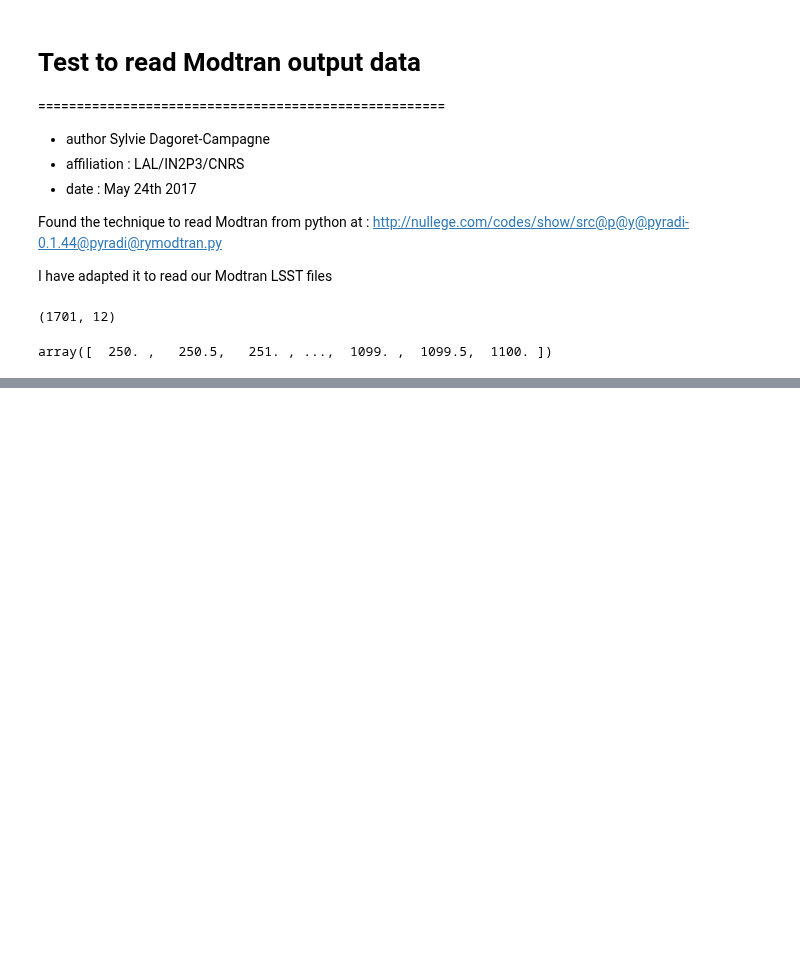
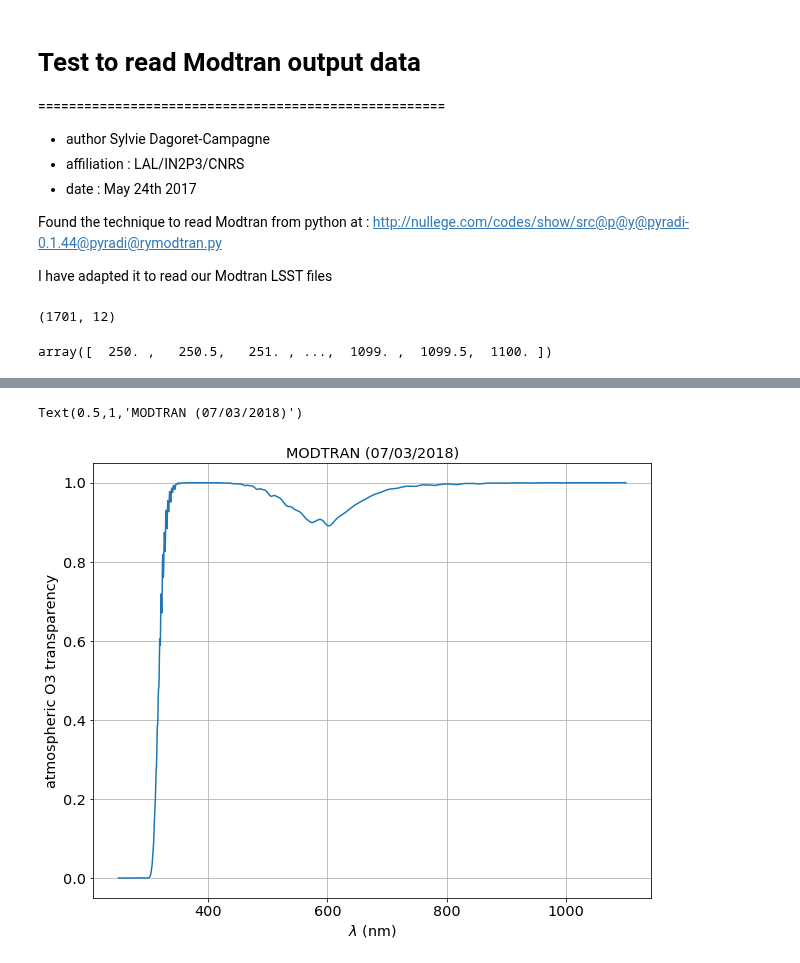
Before and after one commit to sylvielsstfr/PC5AtmStudies, a Jupyter notebook: ModtranDecoding/ReadModtran.ipynb, the cells around one changed output, grey strips where cells are left out. Drawn from its saved outputs; the diff is of its cells as text; code cells hidden in the pictures; blank space fills up the shorter version.

```diff
--- a/ModtranDecoding/ReadModtran.ipynb
+++ b/ModtranDecoding/ReadModtran.ipynb
@@ -249,0 +267,11 @@ plt.grid(True)
+# %%
+O3_TRANS=read_data[:,4]
+# %%
+plt.plot(wl,O3_TRANS)
+plt.grid(True)
+plt.xlabel("$\lambda$ (nm)")
+plt.ylabel("atmospheric O3 transparency")
+plt.title("MODTRAN (07/03/2018)")
+# %% [output]
+Text(0.5,1,'MODTRAN (07/03/2018)')
+[figure, added]
```
Also changed, not shown: parts of 5 cells of this notebook, 1 other file.
